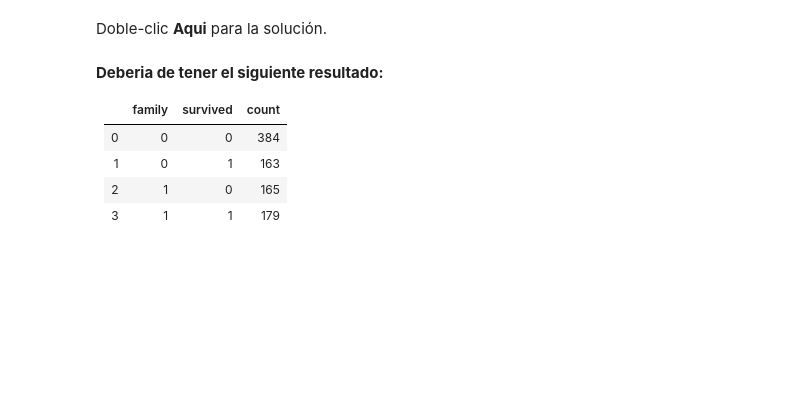
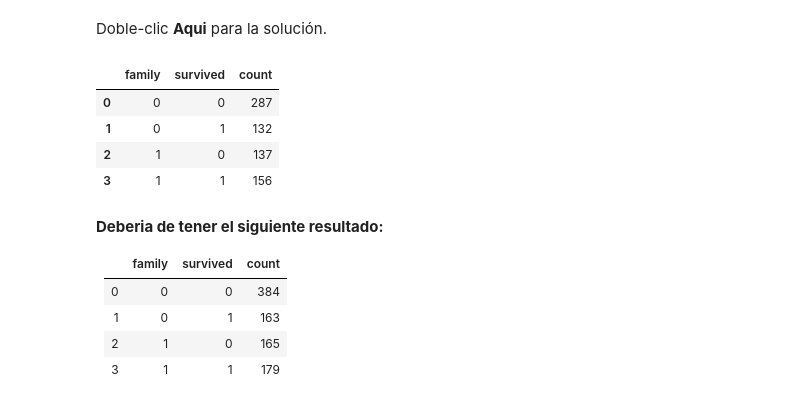
Before and after one commit to cpiedrahita142/MLCourse, a Jupyter notebook: Introduccion/WarmUp.ipynb, the cells around one changed output. Saved outputs shown, nothing was run; the diff lists cells and outputs as text; code cells hidden in the pictures; blank space fills up the shorter version.

```diff
--- a/Introduccion/WarmUp.ipynb
+++ b/Introduccion/WarmUp.ipynb
@@ -612,6 +841,13 @@ titanic.groupby(['family']).size().reset_index().rename(columns={0:'count'})
 # %%
 # De las familias cuantos se sobrevivieron y cuantos no.
 # Tu codigo
+titanic.groupby(['family','survived']).size().reset_index().rename(columns={0:'count'})
+# %% [output]
+|  | family | survived | count |
+| 0 | 0 | 0 | 287 |
+| 1 | 0 | 1 | 132 |
+| 2 | 1 | 0 | 137 |
+| 3 | 1 | 1 | 156 |
 # %% [markdown]
  **Deberia de tener el siguiente resultado:**
 
```
Also changed, not shown: parts of 53 cells of this notebook.
